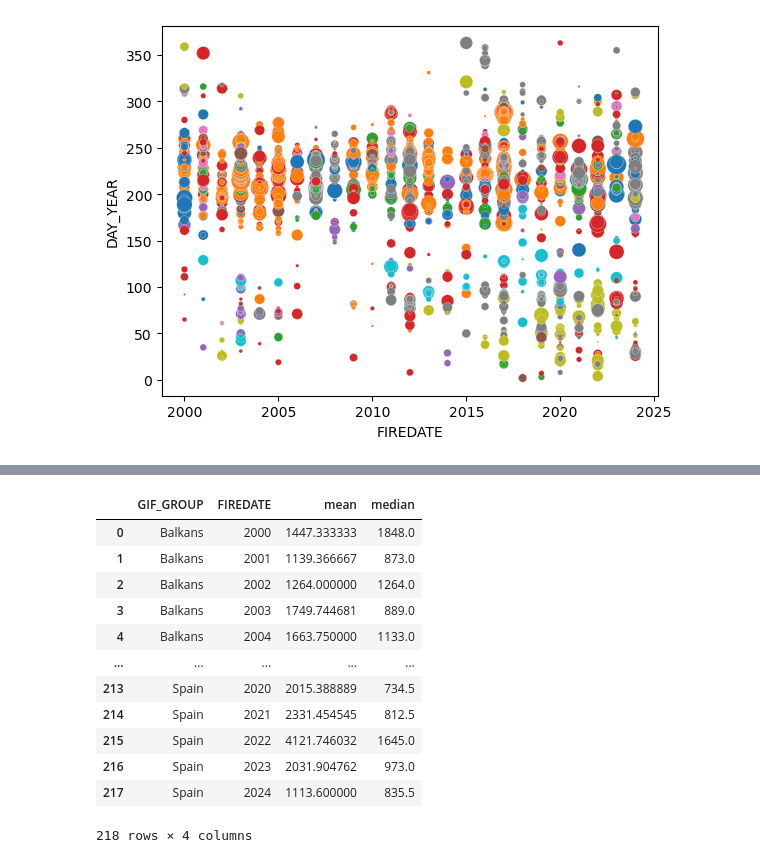
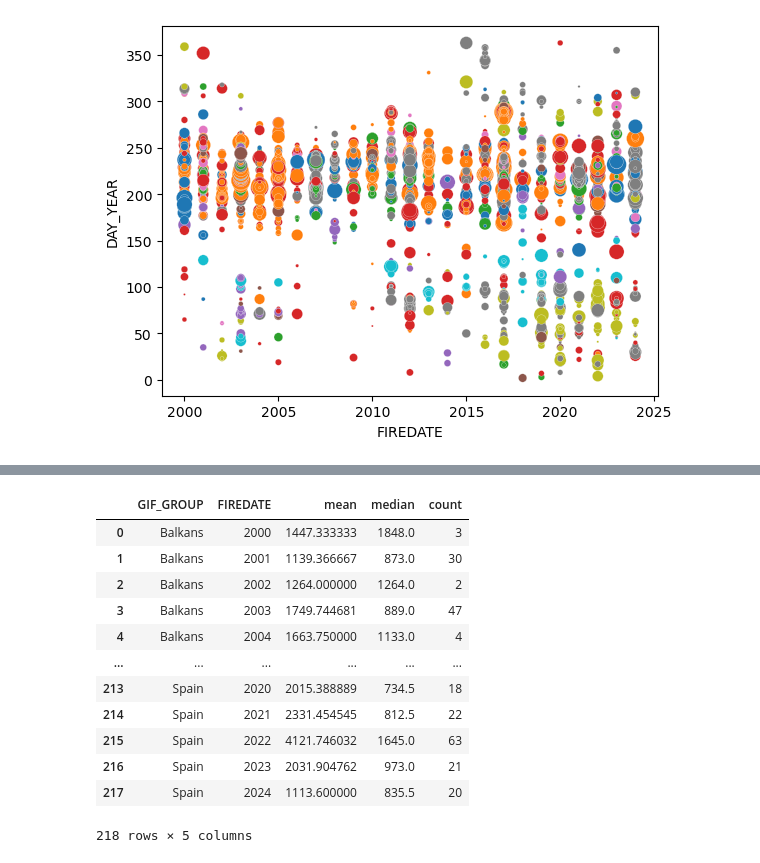
Before and after one commit to vrieraj/EDA_EFFIS, a Jupyter notebook: EDA_EFFIS.ipynb, the cells around one changed output, grey strips where cells are left out. Saved outputs shown, nothing was run; the diff lists cells and outputs as text; code cells hidden in the pictures.

```diff
--- a/EDA_EFFIS.ipynb
+++ b/EDA_EFFIS.ipynb
@@ -570,18 +576,18 @@ sns.lineplot(effis, x=effis.FIREDATE.dt.year, y=np.log(effis.AREA_HA), hue='GIF_
 # %%
-median_size = effis.groupby(['GIF_GROUP',effis.FIREDATE.dt.year])['AREA_HA'].agg(['mean','median']).reset_index()
+median_size = effis.groupby(['GIF_GROUP',effis.FIREDATE.dt.year])['AREA_HA'].agg(['mean','median', 'count']).reset_index()
 median_size
 # %% [output]
-|  | GIF_GROUP | FIREDATE | mean | median |
-| 0 | Balkans | 2000 | 1447.333333 | 1848.0 |
-| 1 | Balkans | 2001 | 1139.366667 | 873.0 |
-| 2 | Balkans | 2002 | 1264.000000 | 1264.0 |
-| 3 | Balkans | 2003 | 1749.744681 | 889.0 |
-| 4 | Balkans | 2004 | 1663.750000 | 1133.0 |
-| ... | ... | ... | ... | ... |
-| 213 | Spain | 2020 | 2015.388889 | 734.5 |
-| 214 | Spain | 2021 | 2331.454545 | 812.5 |
-| 215 | Spain | 2022 | 4121.746032 | 1645.0 |
-| 216 | Spain | 2023 | 2031.904762 | 973.0 |
-| 217 | Spain | 2024 | 1113.600000 | 835.5 |
+|  | GIF_GROUP | FIREDATE | mean | median | count |
+| 0 | Balkans | 2000 | 1447.333333 | 1848.0 | 3 |
+| 1 | Balkans | 2001 | 1139.366667 | 873.0 | 30 |
+| 2 | Balkans | 2002 | 1264.000000 | 1264.0 | 2 |
+| 3 | Balkans | 2003 | 1749.744681 | 889.0 | 47 |
+| 4 | Balkans | 2004 | 1663.750000 | 1133.0 | 4 |
+| ... | ... | ... | ... | ... | ... |
+| 213 | Spain | 2020 | 2015.388889 | 734.5 | 18 |
+| 214 | Spain | 2021 | 2331.454545 | 812.5 | 22 |
+| 215 | Spain | 2022 | 4121.746032 | 1645.0 | 63 |
+| 216 | Spain | 2023 | 2031.904762 | 973.0 | 21 |
+| 217 | Spain | 2024 | 1113.600000 | 835.5 | 20 |
-218 rows × 4 columns
+218 rows × 5 columns
 # %%
```
Also changed, not shown: parts of 12 cells of this notebook.
